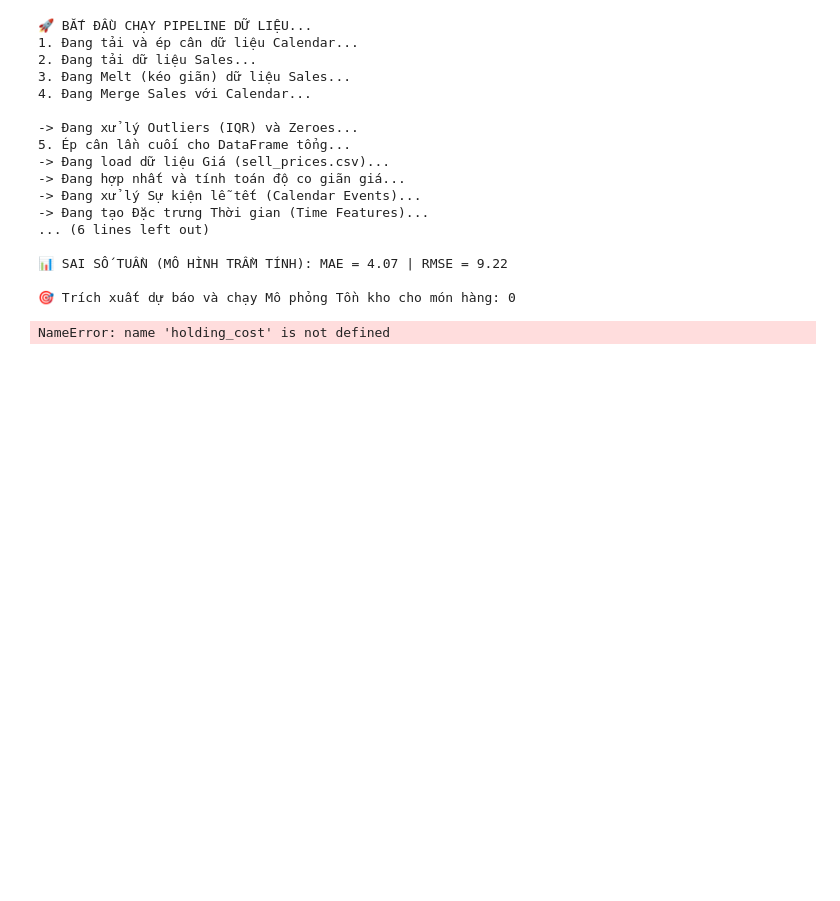
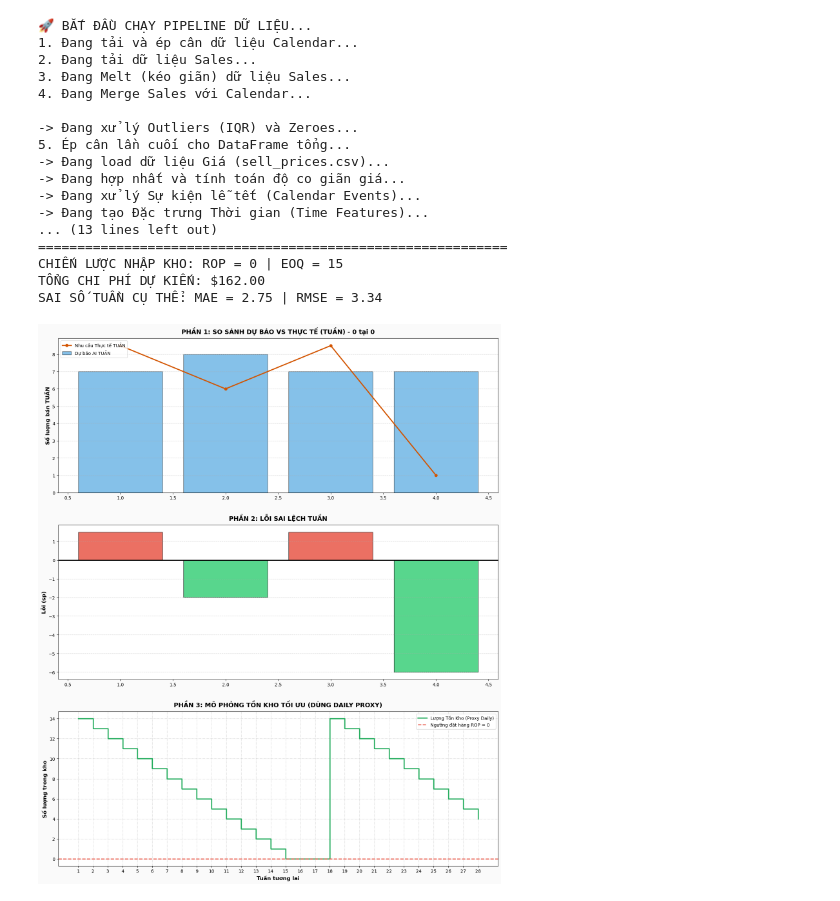
Before and after one commit to yenpth265-alt/NCKH_Optiminization_Inventory, a Jupyter notebook: notebooks/03_machine_learning.ipynb, the cells around one changed output. Cells and saved outputs as stored; diff of their text form; code cells hidden in the pictures; blank space fills up the shorter version.

Commit message:
theo tuần

```diff
--- a/notebooks/03_machine_learning.ipynb
+++ b/notebooks/03_machine_learning.ipynb
@@ -134,7 +134,8 @@ weekly_forecast_target = model.predict(X_target_weekly)
 weekly_forecast_target = np.maximum(0, np.round(weekly_forecast_target)).astype(int)
 
 # ⚠️ CHUYỂN ĐỔI TUẦN SANG NGÀY ĐỂ MÔ PHỎNG TỒN KHO ⚠️
-daily_demand_forecast = weekly_forecast_target / 7 # Proxy daily
+daily_demand_proxy = np.round(weekly_forecast_target / 7).astype(int)
+daily_demand_forecast = np.repeat(daily_demand_proxy, 7)[:28] # Proxy daily
 
 # Mô phỏng Tồn kho
 LEAD_TIME = 3
@@ -158,7 +159,7 @@ def simulate_inventory(demand_array, ROP, Q):
         else:
             total_cost += (demand - inventory) * STOCKOUT_COST
             inventory = 0
-        total_cost += inventory * holding_cost
+        total_cost += inventory * HOLDING_COST
         if inventory <= ROP and not order_placed:
             total_cost += ORDERING_COST
             order_placed = True
@@ -200,7 +201,7 @@ fig, (ax1, ax2, ax3) = plt.subplots(3, 1, figsize=(15, 18), facecolor='#FAFAFA')
 
 ax1.bar(plot_horizon, weekly_forecast_target, color='#3498DB', edgecolor='black', alpha=0.6, label='Dự báo AI TUẦN')
 ax1.plot(plot_horizon, y_target_weekly_actual, color='#D35400', marker='o', linewidth=2.5, label='Nhu cầu Thực tế TUẦN')
-ax1.set_title(f"PHẦN 1: SO SÁNH DỰ BÁO VS THỰC TẾ (TUẦN) - {selected_item} tại {selected_store}", fontsize=14, fontweight='bold', pad=10)
+ax1.set_title(f"PHẦN 1: SO SÁNH DỰ BÁO VS THỰC TẾ (TUẦN) - {selected_item} tại {sample_store}", fontsize=14, fontweight='bold', pad=10)
 ax1.set_ylabel("Số lượng bán TUẦN", fontsize=12, fontweight='bold')
 ax1.grid(axis='y', linestyle='--', alpha=0.5)
 ax1.legend(loc='upper left')
@@ -211,36 +212,36 @@ ax2.axhline(y=0, color='black', linestyle='-', linewidth=2)
 ax2.set_title(f"PHẦN 2: LỖI SAI LỆCH TUẦN", fontsize=14, fontweight='bold', pad=10)
 ax2.set_ylabel("Lỗi (sp)", fontsize=12, fontweight='bold')
 ax2.grid(axis='y', linestyle='--', alpha=0.5)
 
 ax3.step(range(1, 29), best_history, where='post', color='#27AE60', linewidth=2.5, label='Lượng Tồn Kho (Proxy Daily)')
 ax3.axhline(y=best_ROP, color='#E74C3C', linestyle='--', linewidth=2, label=f'Ngưỡng đặt hàng ROP = {best_ROP}')
 ax3.set_title(f"PHẦN 3: MÔ PHỎNG TỒN KHO TỐI ƯU (DÙNG DAILY PROXY)", fontsize=14, fontweight='bold', pad=10)
 ax3.set_xlabel("Tuần tương lai", fontsize=12, fontweight='bold')
 ax3.set_ylabel("Số lượng trong kho", fontsize=12, fontweight='bold')
 ax3.set_xticks(range(1, 29))
 ax3.grid(True, linestyle='-.', alpha=0.5)
 ax3.legend(loc='upper right')
 
 plt.tight_layout(pad=3.0)
 os.makedirs('../docs/images', exist_ok=True)
 plt.savefig('../docs/images/bieu_do_smooth_weekly.png', dpi=300, bbox_inches='tight')
 plt.show()
 # %% [output]
 🚀 BẮT ĐẦU CHẠY PIPELINE DỮ LIỆU...
 1. Đang tải và ép cân dữ liệu Calendar...
 2. Đang tải dữ liệu Sales...
 3. Đang Melt (kéo giãn) dữ liệu Sales...
 4. Đang Merge Sales với Calendar...
 
 -> Đang xử lý Outliers (IQR) và Zeroes...
 5. Ép cân lần cuối cho DataFrame tổng...
 -> Đang load dữ liệu Giá (sell_prices.csv)...
 -> Đang hợp nhất và tính toán độ co giãn giá...
 -> Đang xử lý Sự kiện lễ tết (Calendar Events)...
 -> Đang tạo Đặc trưng Thời gian (Time Features)...
-... (6 lines left out)
-
-📊 SAI SỐ TUẦN (MÔ HÌNH TRẦM TÍNH): MAE = 4.07 | RMSE = 9.22
-
-🎯 Trích xuất dự báo và chạy Mô phỏng Tồn kho cho món hàng: 0
+... (13 lines left out)
+============================================================
+CHIẾN LƯỢC NHẬP KHO: ROP = 0 | EOQ = 15
+TỔNG CHI PHÍ DỰ KIẾN: $162.00
+SAI SỐ TUẦN CỤ THỂ: MAE = 2.75 | RMSE = 3.34
-NameError: name 'holding_cost' is not defined
+[figure, added]
```
Also changed, not shown: 1 other file.
